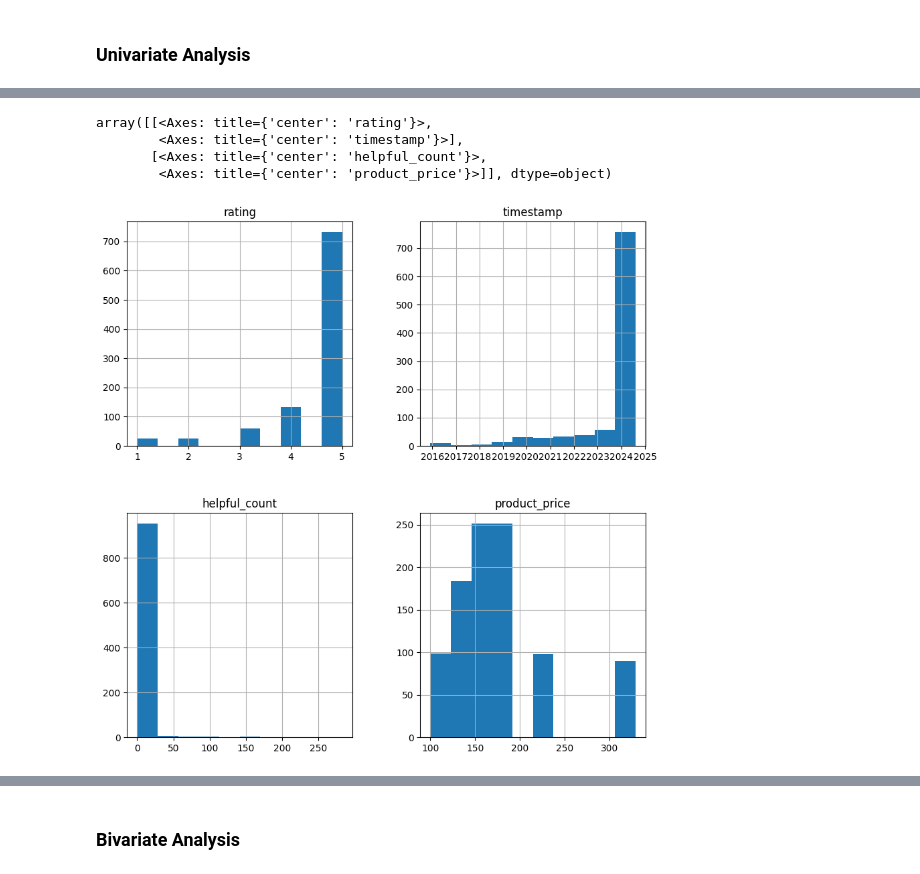
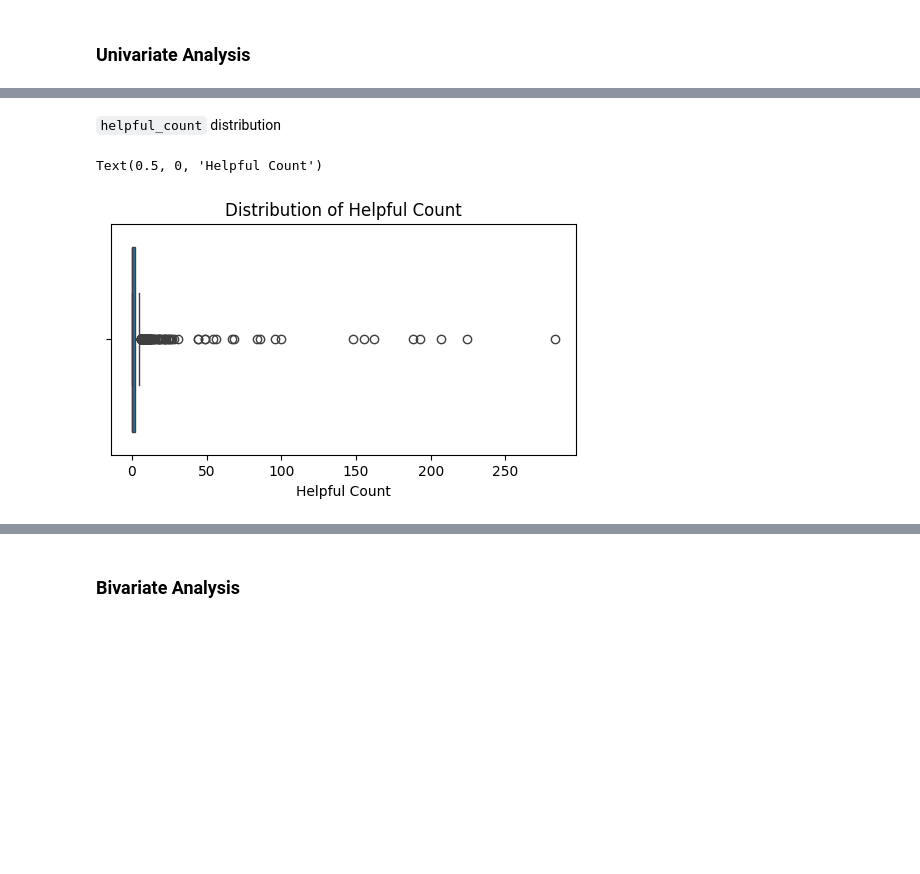
Before and after one commit to chi-nzerem/capstone-beats, a Jupyter notebook: capstone.ipynb, the cells around one changed output, grey strips where cells are left out. Cells and saved outputs as stored; diff of their text form; code cells hidden in the pictures; blank space fills up the shorter version.

```diff
--- a/capstone.ipynb
+++ b/capstone.ipynb
@@ -524,8 +581,10 @@ The distribution of ratings is left-skewed, meaning that the products tend to ha
-# %%
-df1.hist(figsize=(10,10))
-# %% [output]
-array([[<Axes: title={'center': 'rating'}>,
-        <Axes: title={'center': 'timestamp'}>],
-       [<Axes: title={'center': 'helpful_count'}>,
-        <Axes: title={'center': 'product_price'}>]], dtype=object)
-[figure, removed]
+# %% [markdown]
+`helpful_count` distribution
+# %%
+plt.figure(figsize=(6,3))
+sns.boxplot(data=df2, x='helpful_count')
+plt.title('Distribution of Helpful Count')
+plt.xlabel('Helpful Count')
+# %% [output]
+Text(0.5, 0, 'Helpful Count')
+[figure, added]
```
Also changed, not shown: parts of 105 cells of this notebook.
